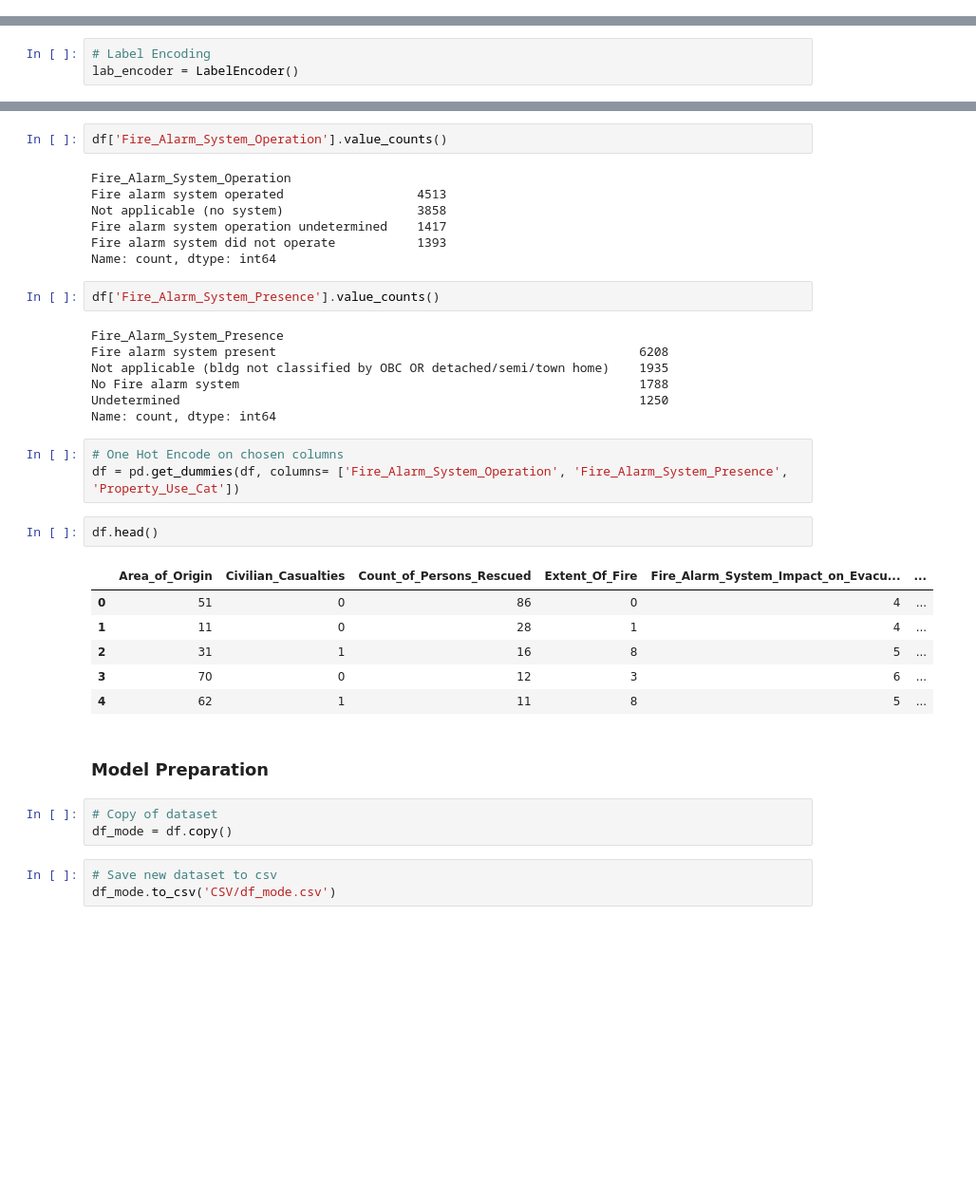
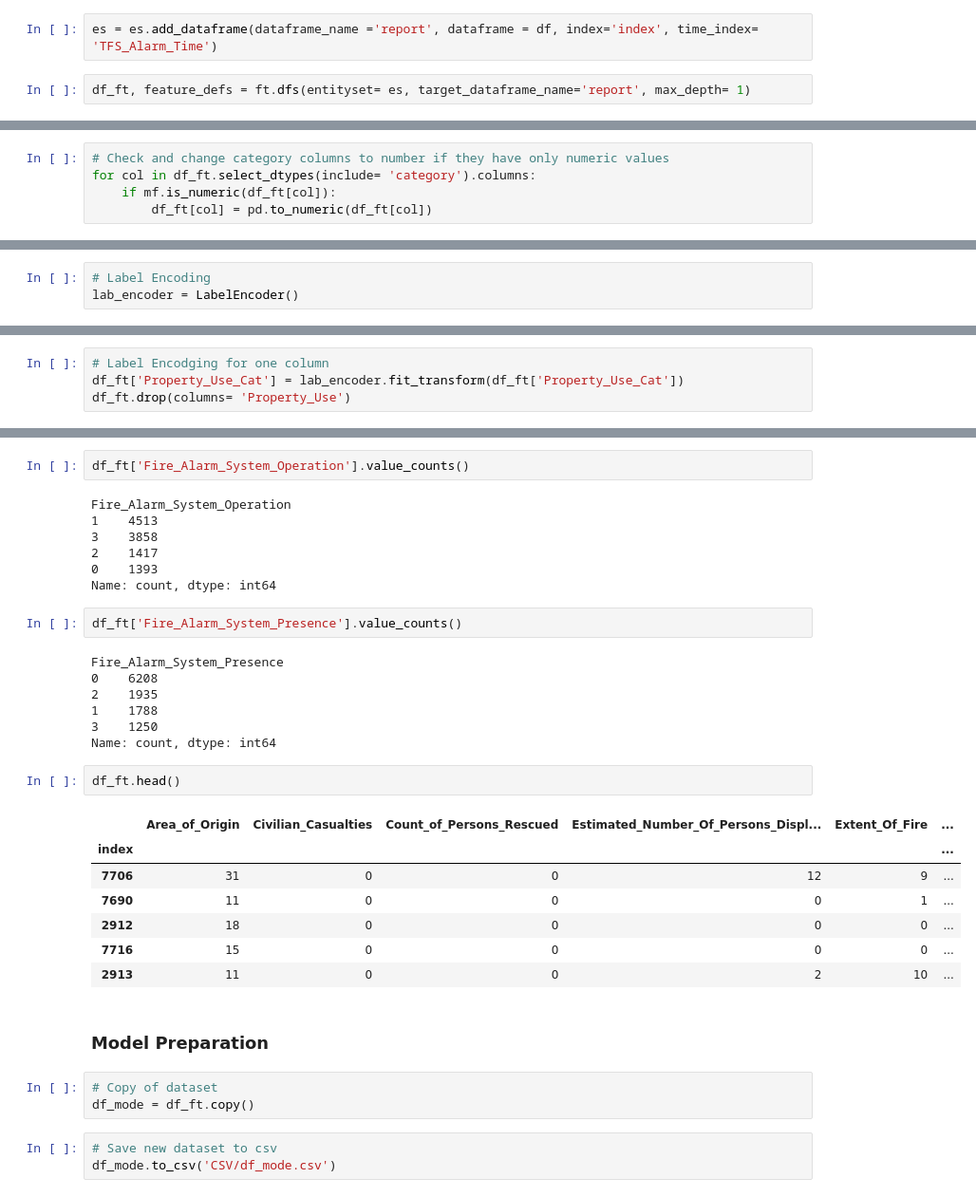
Before and after one commit to infoshareacademy/grupa_BKMMZ, a Jupyter notebook: ML_Project/Firee.ipynb, the cells around one changed output, grey strips where cells are left out. Shown at 95% size. Cells and saved outputs as stored; diff of their text form; blank space fills up the shorter version.

```diff
--- a/ML_Project/Firee.ipynb
+++ b/ML_Project/Firee.ipynb
@@ -185,0 +229,4 @@ df.head()
+# %%
+es = es.add_dataframe(dataframe_name ='report', dataframe = df, index='index', time_index= 'TFS_Alarm_Time')
+# %%
+df_ft, feature_defs = ft.dfs(entityset= es, target_dataframe_name='report', max_depth= 1)
@@ -185,0 +247,5 @@ df.head()
+# %%
+# Check and change category columns to number if they have only numeric values
+for col in df_ft.select_dtypes(include= 'category').columns:
+    if mf.is_numeric(df_ft[col]):
+        df_ft[col] = pd.to_numeric(df_ft[col])
@@ -220,0 +297,4 @@ encode_labels(columns_to_lab_encode)
+# %%
+# Label Encodging for one column
+df_ft['Property_Use_Cat'] = lab_encoder.fit_transform(df_ft['Property_Use_Cat'])
+df_ft.drop(columns= 'Property_Use')
@@ -221,38 +351,36 @@ encode_labels(columns_to_lab_encode)
 # %%
-df['Fire_Alarm_System_Operation'].value_counts()
+df_ft['Fire_Alarm_System_Operation'].value_counts()
 # %% [output]
 Fire_Alarm_System_Operation
-Fire alarm system operated                  4513
-Not applicable (no system)                  3858
-Fire alarm system operation undetermined    1417
-Fire alarm system did not operate           1393
+1    4513
+3    3858
+2    1417
+0    1393
 Name: count, dtype: int64
 # %%
-df['Fire_Alarm_System_Presence'].value_counts()
+df_ft['Fire_Alarm_System_Presence'].value_counts()
 # %% [output]
 Fire_Alarm_System_Presence
-Fire alarm system present                                                 6208
-Not applicable (bldg not classified by OBC OR detached/semi/town home)    1935
-No Fire alarm system                                                      1788
-Undetermined                                                              1250
+0    6208
+2    1935
+1    1788
+3    1250
 Name: count, dtype: int64
-# %%
-# One Hot Encode on chosen columns
-df = pd.get_dummies(df, columns= ['Fire_Alarm_System_Operation', 'Fire_Alarm_System_Presence', 'Property_Use_Cat'])
 # %%
-df.head()
+df_ft.head()
 # %% [output]
-|  | Area_of_Origin | Civilian_Casualties | Count_of_Persons_Rescued | Extent_Of_Fire | Fire_Alarm_System_Impact_on_Evacu... | ... |
-| 0 | 51 | 0 | 86 | 0 | 4 | ... |
-| 1 | 11 | 0 | 28 | 1 | 4 | ... |
-| 2 | 31 | 1 | 16 | 8 | 5 | ... |
-| 3 | 70 | 0 | 12 | 3 | 6 | ... |
-| 4 | 62 | 1 | 11 | 8 | 5 | ... |
+|  | Area_of_Origin | Civilian_Casualties | Count_of_Persons_Rescued | Estimated_Number_Of_Persons_Displ... | Extent_Of_Fire | ... |
+| index |  |  |  |  |  | ... |
+| 7706 | 31 | 0 | 0 | 12 | 9 | ... |
+| 7690 | 11 | 0 | 0 | 0 | 1 | ... |
+| 2912 | 18 | 0 | 0 | 0 | 0 | ... |
+| 7716 | 15 | 0 | 0 | 0 | 0 | ... |
+| 2913 | 11 | 0 | 0 | 2 | 10 | ... |
 # %% [markdown]
 ### Model Preparation
 # %%
 # Copy of dataset
-df_mode = df.copy()
+df_mode = df_ft.copy()
 # %%
 # Save new dataset to csv
 df_mode.to_csv('CSV/df_mode.csv')
```
Also changed, not shown: parts of 179 cells of this notebook, 2 other files.
